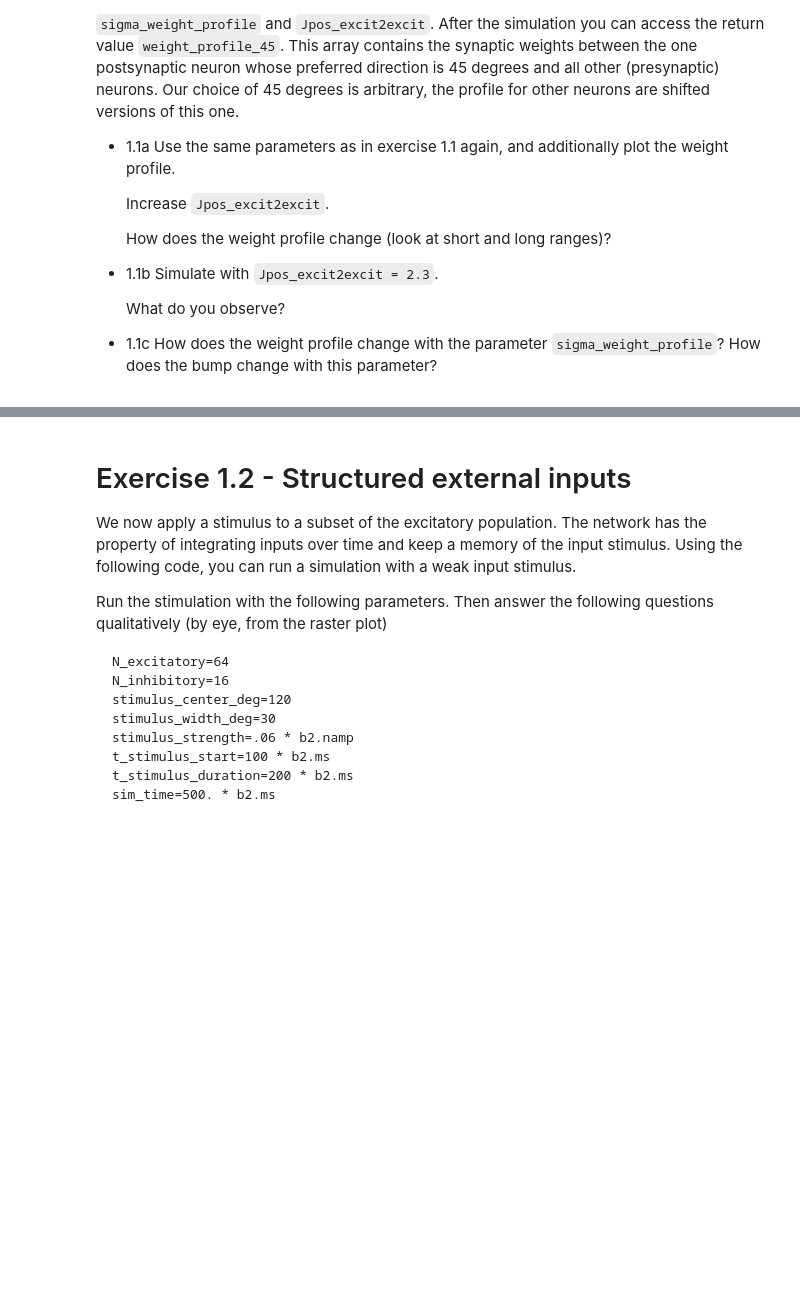
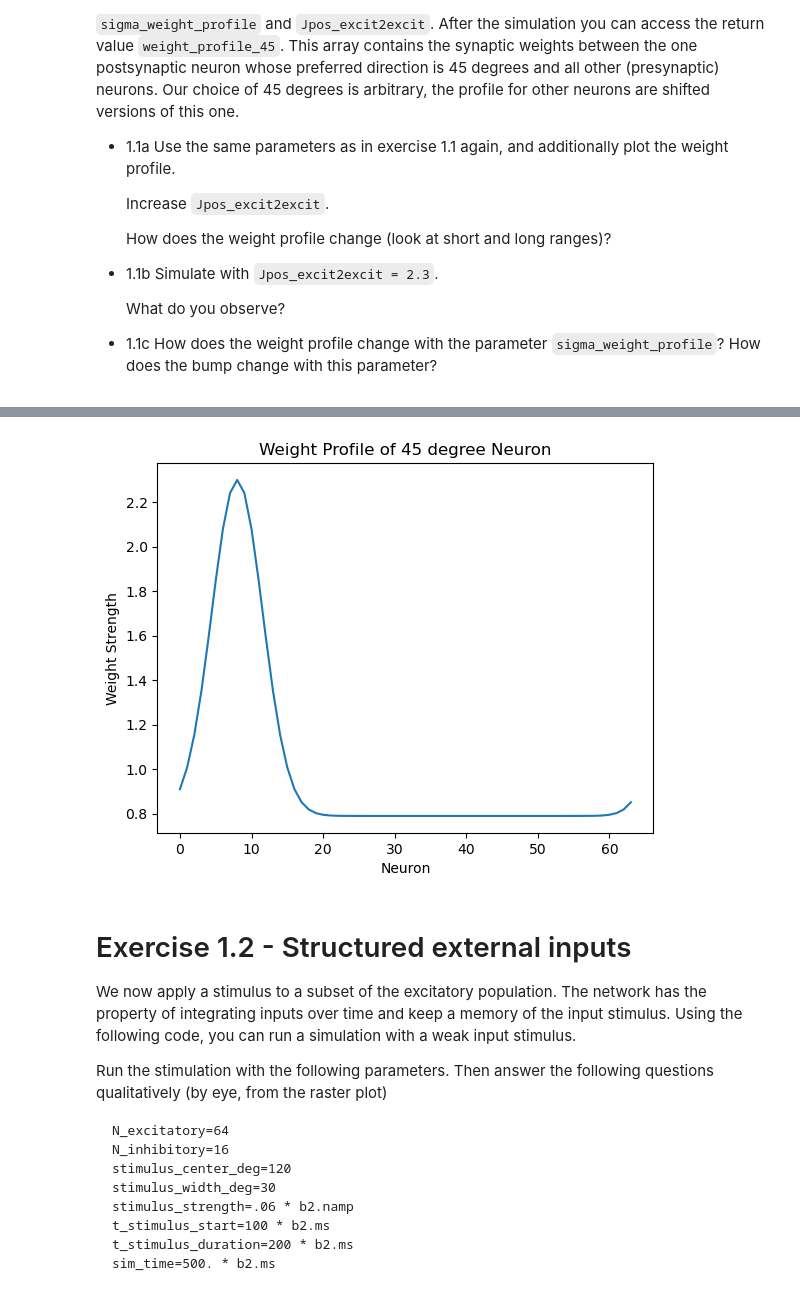
Before and after one commit to WillardFord/BIPN_164, a Jupyter notebook: 2023_BIPN 164 HW3.ipynb, the cells around one changed output, grey strips where cells are left out. Cells and saved outputs as stored; diff of their text form; code cells hidden in the pictures; blank space fills up the shorter version.

```diff
--- a/2023_BIPN 164 HW3.ipynb
+++ b/2023_BIPN 164 HW3.ipynb
@@ -558,3 +688,37 @@ The function simulate_wm() takes two parameters to define the weight profile: `s
+# %%
+# 1.1c
+# This simple script simulates a simple ring attractor network.
+
+# The simulator we are using here to implement the network, Brian2, can create errors on subsequent runs
+# to prevent this, make sure to delete all Brian2 objects (i.e. the monitor variables), before rerunning a simulation.
+%reset_selective -f monitor
+
+b2.defaultclock.dt = 0.1 * b2.ms
+
+rate_monitor_excit, spike_monitor_excit, voltage_monitor_excit, idx_monitored_neurons_excit,\
+    rate_monitor_inhib, spike_monitor_inhib, voltage_monitor_inhib, idx_monitored_neurons_inhib,\
+    weight_profile\
+    = simulate_wm(  N_excitatory=64,
+                    N_inhibitory=16,
+                    sim_time=800. * b2.ms,
+                    poisson_firing_rate=1.3 * b2.Hz,
+                    sigma_weight_profile=20.,
+                    Jpos_excit2excit=2.3)
+
+plt.plot(weight_profile)
+plt.title("Weight Profile of 45 degree Neuron")
+plt.xlabel("Neuron") # ??????
+plt.ylabel("Weight Strength")
+plt.show()
+
+
+#plot_network_activity(rate_monitor_excit,
+#                      spike_monitor_excit,
+#                      voltage_monitor_excit,
+#                      t_min=0. * b2.ms)
+#plt.show()
+# %% [output]
+[figure, added]
 # %% [markdown]
 # Exercise 1.2 - Structured external inputs
 We now apply a stimulus to a subset of the excitatory population. The network has the property of integrating inputs over time and keep a memory of the input stimulus. Using the following code, you can run a simulation with a weak input stimulus.
```
Also changed, not shown: parts of 18 cells of this notebook.
